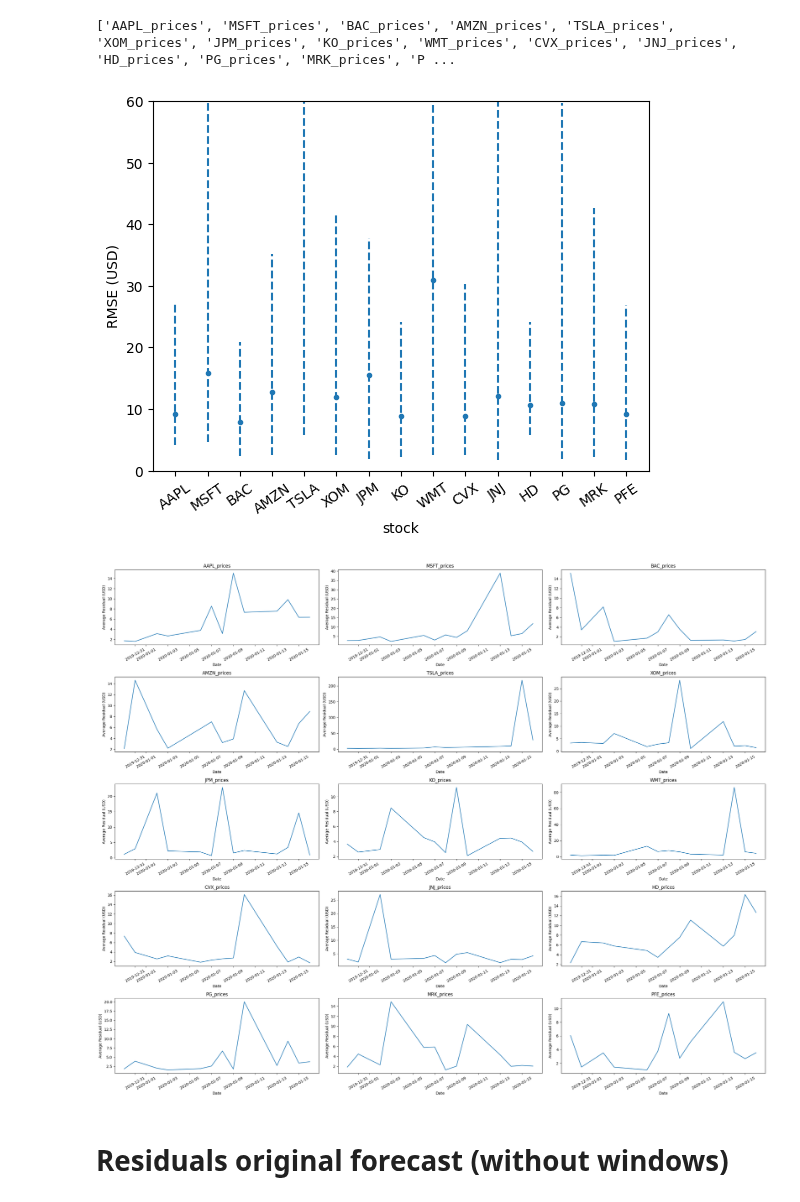
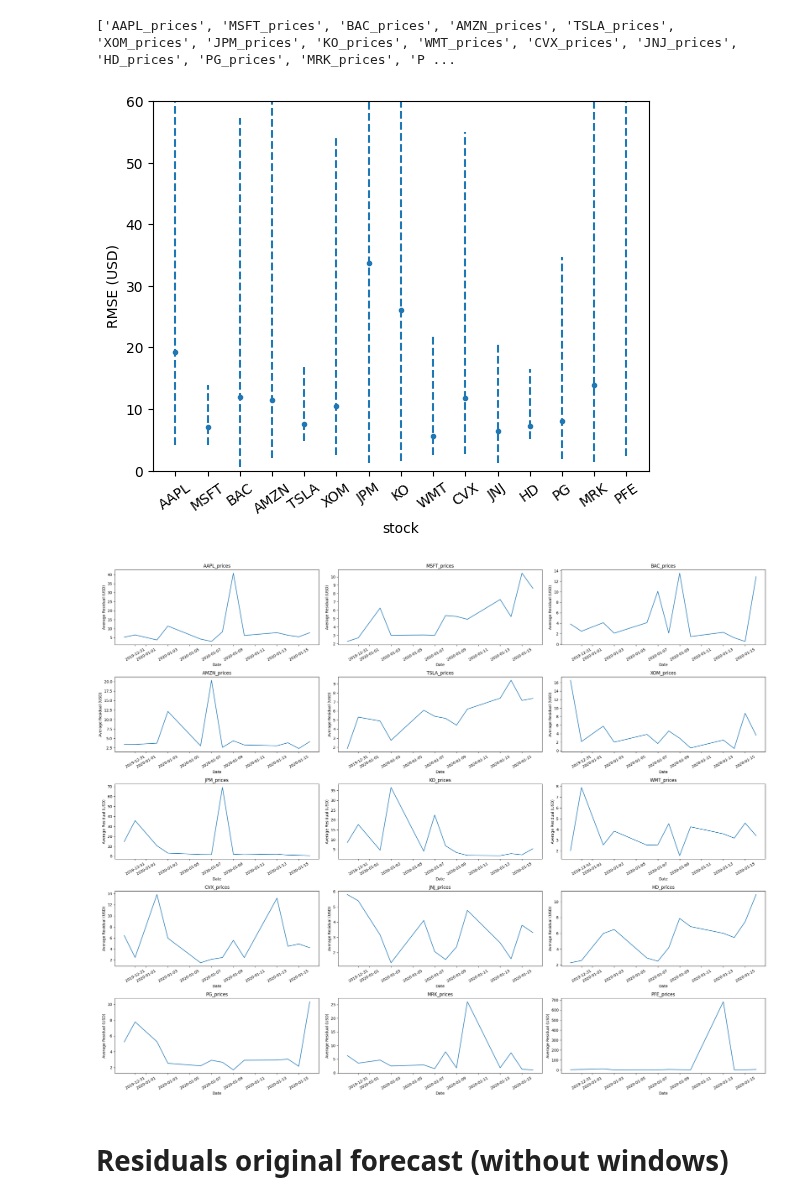
Before and after one commit to DerkNiessink/Project_SDA, a Jupyter notebook: src/Combined Stock Sentiment.ipynb, the cells around one changed output. Drawn from its saved outputs; the diff is of its cells as text; code cells hidden in the pictures.

```diff
--- a/src/Combined Stock Sentiment.ipynb
+++ b/src/Combined Stock Sentiment.ipynb
@@ -473,3 +491,6 @@ for column in matrix:
 [ True  True  True False]
 # %% [markdown]
 # Forecast and assumption test for all stocks
+# %%
+lags_stocks = [result.k_ar for result in results]
+lags_stocks
@@ -476,7 +499,7 @@ for column in matrix:
 # %%
 all_forecasts = []
 all_real_prices = []
-for merged_df in merged_dfs:
+for i, merged_df in enumerate(merged_dfs):
 
     # Make VAR models from sliding windows
     windows = sliding_windows(merged_df, window_size = 78)
@@ -485,7 +508,7 @@ for merged_df in merged_dfs:
     # Fit the VAR models
     window_results = []
     for model in var_models_windows:
-        result = model.fit(14)
+        result = model.fit(lags_stocks[i])
         window_results.append(result)
 
     matrix = Assumption_matrix(window_results)
@@ -547,24 +570,24 @@ for stock_forecast, real_prices in zip(all_forecasts, all_real_prices):
     RMSE_windows = [RMSE(stock_forecast[i], real_prices["Close"])[0] for i in range(len(stock_forecast))]
     RMSE_stocks.append(RMSE_windows)
 # %%
-means = [np.mean(RMSE_window) for RMSE_window in RMSE_stocks]
-errors = [[np.percentile(RMSE_window, 2.5), np.percentile(RMSE_window, 97.5)] for RMSE_window in RMSE_stocks]
+means = [np.mean(RMSE_windows) for RMSE_windows in RMSE_stocks]
+errors = [[np.percentile(RMSE_windows, 2.5), np.percentile(RMSE_windows, 97.5)] for RMSE_windows in RMSE_stocks]
 
 
 index = [i for i in range(len(means))]
 
 fig, ax = plt.subplots(1,1)
 ax.plot(index, means, ".")
 ax.set_xticks(range(15))
 ax.set_xticklabels([stock_name[:-7] for stock_name in stock_names], rotation =35)
 plt.xlabel("stock")
 plt.ylabel("RMSE (USD)")
 plt.ylim(0, 60)
 for i, error in enumerate(errors):
     plt.vlines(i, ymin = error[0], ymax = error[1], linestyles="dashed")
 plt.show()
 # %% [output]
-[figure, old version]
+[figure, new version]
 # %%
 resids_stocks = []
 i = 1
@@ -590,7 +613,7 @@ for stock_forecast, real_prices in zip(all_forecasts, all_real_prices):
 fig.tight_layout()
 plt.show()
 # %% [output]
-[figure, old version]
+[figure, new version]
 # %% [markdown]
 # Residuals original forecast (without windows)
 # %%
```
Also changed, not shown: parts of 8 cells of this notebook.
